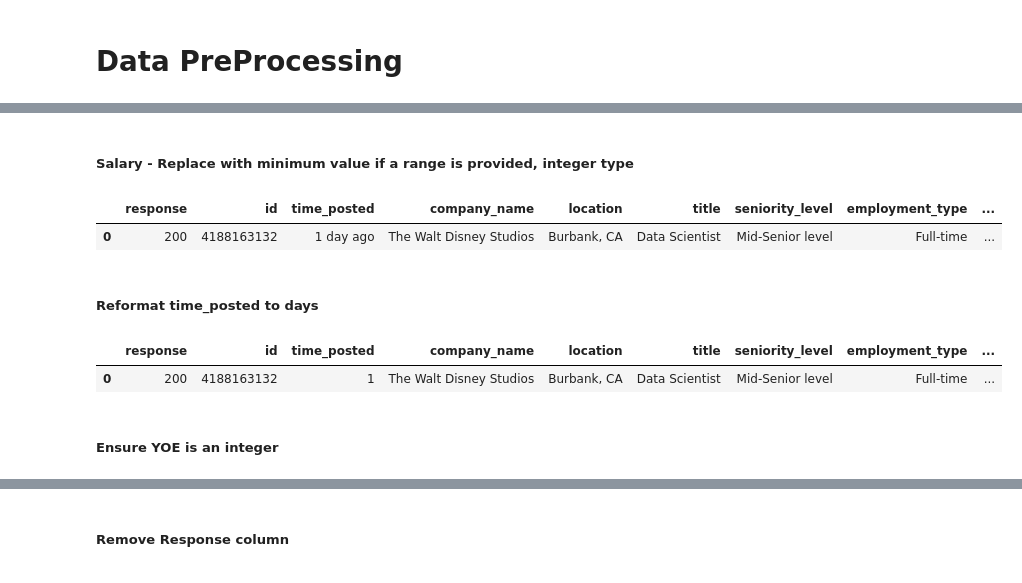
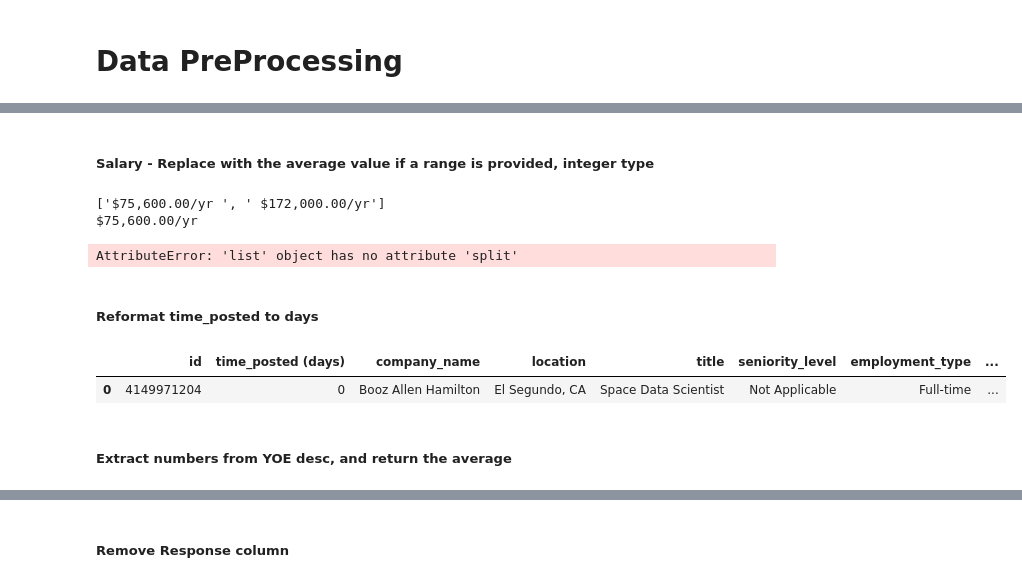
Before and after one commit to desmond-jung/Job-Insights-Agent, a Jupyter notebook: job_posting_scraper.ipynb, the cells around one changed output, grey strips where cells are left out. Drawn from its saved outputs; the diff is of its cells as text; code cells hidden in the pictures.

```diff
--- a/job_posting_scraper.ipynb
+++ b/job_posting_scraper.ipynb
@@ -395,12 +411,16 @@ jobs_df.head(1)
 # %% [markdown]
-##### Salary - Replace with minimum value if a range is provided, integer type
+##### Salary - Replace with the average value if a range is provided, integer type
 # %%
 # Convert salary into just minimum if it is a range
 
-def extract_min_range(salary):
+def extract_avg_range(salary):
     salary = str(salary)
-    lower_bound = re.split(r' to |-', salary)[0]
-    lower_bound = lower_bound.split('.')[0]
+    range_split = re.split(r' to|-', salary)
+    print(range_split)
+    lower_bound = range_split[0]
+    print(lower_bound)
+    huh = range_split.split('.')[0]
+    print(lower_bound)
     # Remove non-numeric characters (like commas, 'year', etc.)
     lower_bound = int(''.join(c for c in lower_bound if c.isdigit()))
 
@@ -409,47 +429,51 @@ def extract_min_range(salary):
 
     return int(lower_bound)
 
+ex_salary = "$75,600.00/yr - $172,000.00/yr"
+print(extract_avg_range(ex_salary))
+
 # Replaces the None values with 0
-jobs_df['salary'] = jobs_df['salary'].fillna('0')
-jobs_df.loc[:, 'salary'] = jobs_df['salary'].apply(extract_min_range).astype(int)
+# jobs_df['salary'] = jobs_df['salary'].fillna('0')
+# jobs_df.loc[:, 'salary'] = jobs_df['salary'].apply(extract_avg_range).astype(int)
 
-jobs_df.head(1)
+# jobs_df.head(1)
 # %% [output]
-|  | response | id | time_posted | company_name | location | title | seniority_level | employment_type | ... |
-| 0 | 200 | 4188163132 | 1 day ago | The Walt Disney Studios | Burbank, CA | Data Scientist | Mid-Senior level | Full-time | ... |
+['$75,600.00/yr ', ' $172,000.00/yr']
+$75,600.00/yr
+AttributeError: 'list' object has no attribute 'split'
 # %% [markdown]
 ##### Reformat time_posted to days
 # %%
 # Format Time Posted to days
 
 def convert_to_days(time_posted):
 
     time_string = time_posted.split(' ')
     if len(time_string) < 2:
         return 0
     date = time_string[1]
     num = int(time_string[0])
     if date == 'hour' or date == 'hours':
         return 1
     elif date == 'year' or date == 'years':
         return num * 365
     elif date == 'months' or date == 'months':
         return num * 30
     elif date == 'week' or date == 'weeks':
         return num * 7
     else:
         return num
 
-#jobs_df['time_posted'] = jobs_df['time_posted'].fillna(0).astype(int)
-# time_df = jobs_df[jobs_df['time_posted'].notna()].copy()
-jobs_df['time_posted'] = jobs_df['time_posted'].fillna('0').astype(str)
-jobs_df.loc[:, 'time_posted'] = jobs_df['time_posted'].apply(convert_to_days).astype(int)
+
+jobs_df = jobs_df.rename(columns = {'time_posted': 'time_posted (days)'})
+jobs_df['time_posted (days)'] = jobs_df['time_posted (days)'].fillna('0').astype(str)
+jobs_df.loc[:, 'time_posted (days)'] = jobs_df['time_posted (days)'].apply(convert_to_days).astype(int)
 jobs_df.head(1)
 # %% [output]
-|  | response | id | time_posted | company_name | location | title | seniority_level | employment_type | ... |
-| 0 | 200 | 4188163132 | 1 | The Walt Disney Studios | Burbank, CA | Data Scientist | Mid-Senior level | Full-time | ... |
+|  | id | time_posted (days) | company_name | location | title | seniority_level | employment_type | ... |
+| 0 | 4149971204 | 0 | Booz Allen Hamilton | El Segundo, CA | Space Data Scientist | Not Applicable | Full-time | ... |
-# %% [markdown]
-##### Ensure YOE is an integer
+# %% [markdown]
+##### Extract numbers from YOE desc, and return the average
 # %%
 jobs_df['yoe'] = jobs_df['yoe'].fillna(0).astype(int)
 jobs_df.head(1)
```
Also changed, not shown: parts of 13 cells of this notebook.
